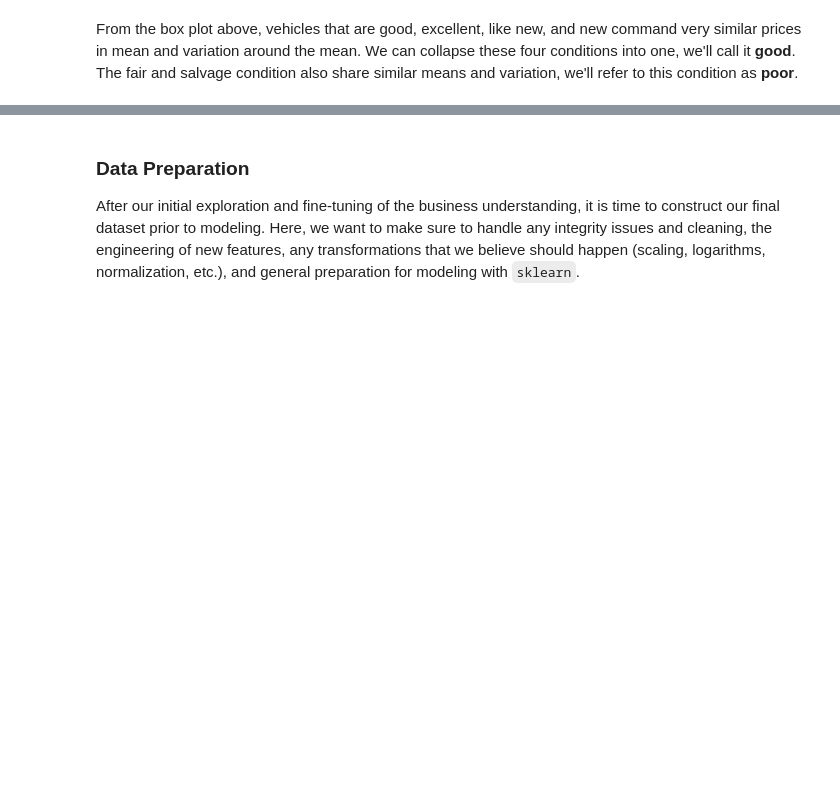
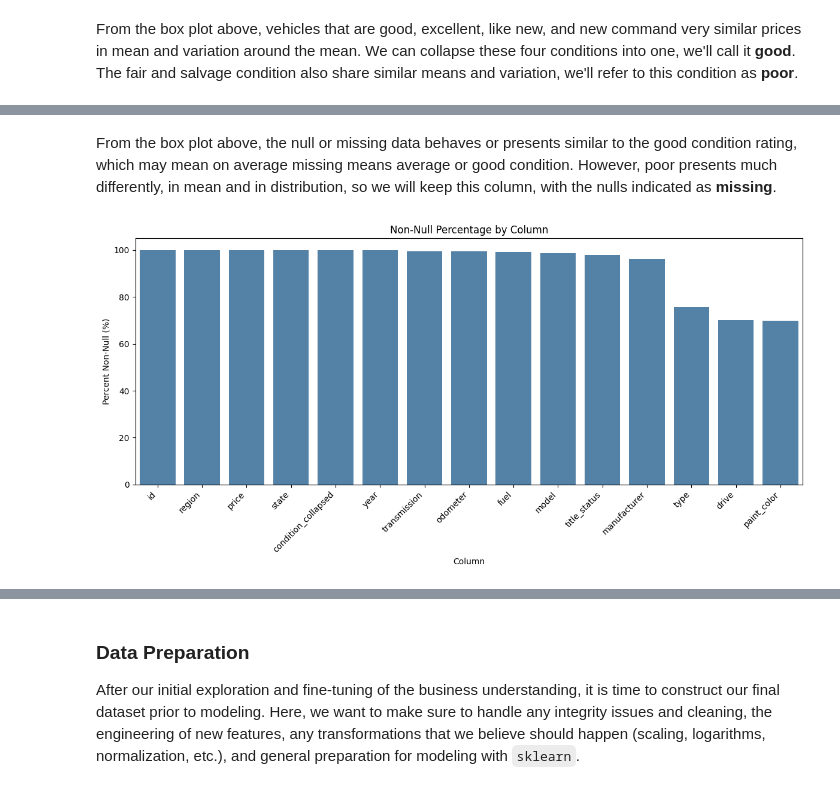
Before and after one commit to jeffreylgoode/what-drives-car-prices, a Jupyter notebook: notebooks/car_price_analysis.ipynb, the cells around one changed output, grey strips where cells are left out. Cells and saved outputs as stored; diff of their text form; code cells hidden in the pictures; blank space fills up the shorter version.

```diff
--- a/notebooks/car_price_analysis.ipynb
+++ b/notebooks/car_price_analysis.ipynb
@@ -400,0 +434,23 @@ df_clean["condition_collapsed"] = df_clean["condition"].replace({
+# %% [markdown]
+From the box plot above, the null or missing data behaves or presents similar to the good condition rating, which may mean on average missing means average or good condition.  However, poor presents much differently, in mean and in distribution, so we will keep this column, with the nulls indicated as **missing**.
+# %%
+
+non_null_pct = df_clean4.notnull().mean().sort_values(ascending=False) * 100
+
+
+plt.figure(figsize=(12, 6))
+
+sns.barplot(
+    x=non_null_pct.index,
+    y=non_null_pct.values,
+    color="steelblue"
+)
+
+plt.xticks(rotation=45, ha="right")
+plt.ylabel("Percent Non‑Null (%)")
+plt.xlabel("Column")
+plt.title("Non‑Null Percentage by Column")
+plt.tight_layout()
+plt.show()
+# %% [output]
+[figure, added]
```
Also changed, not shown: parts of 50 cells of this notebook.
